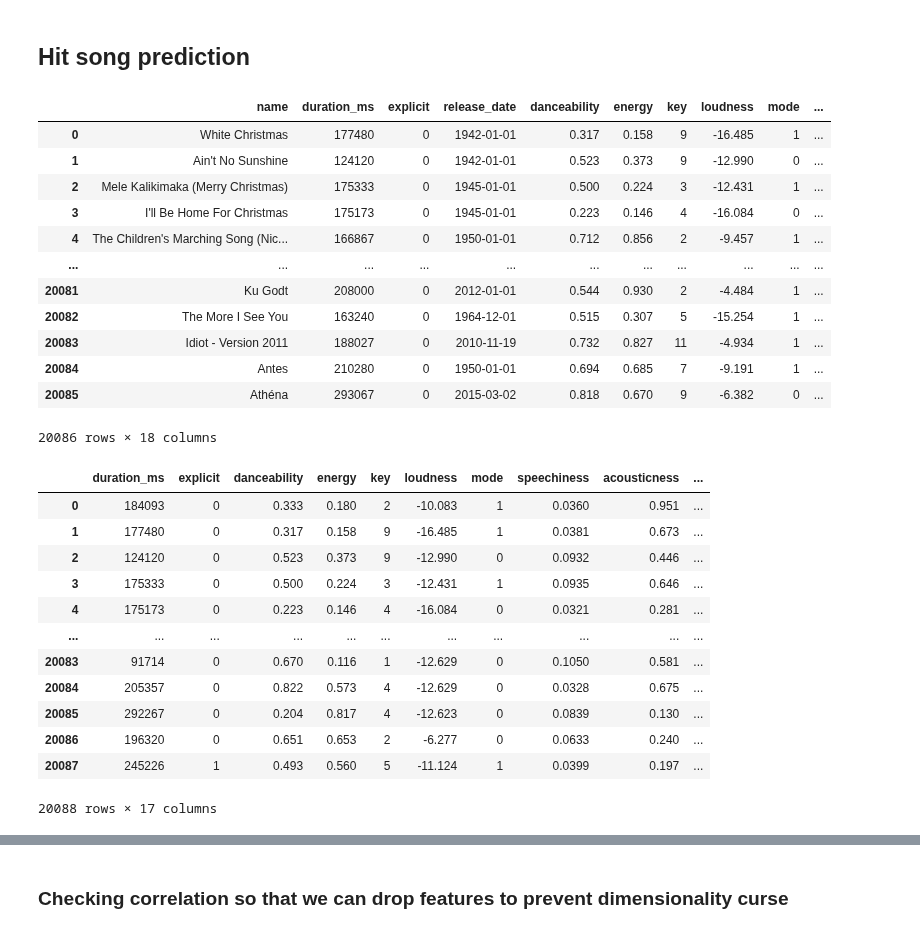
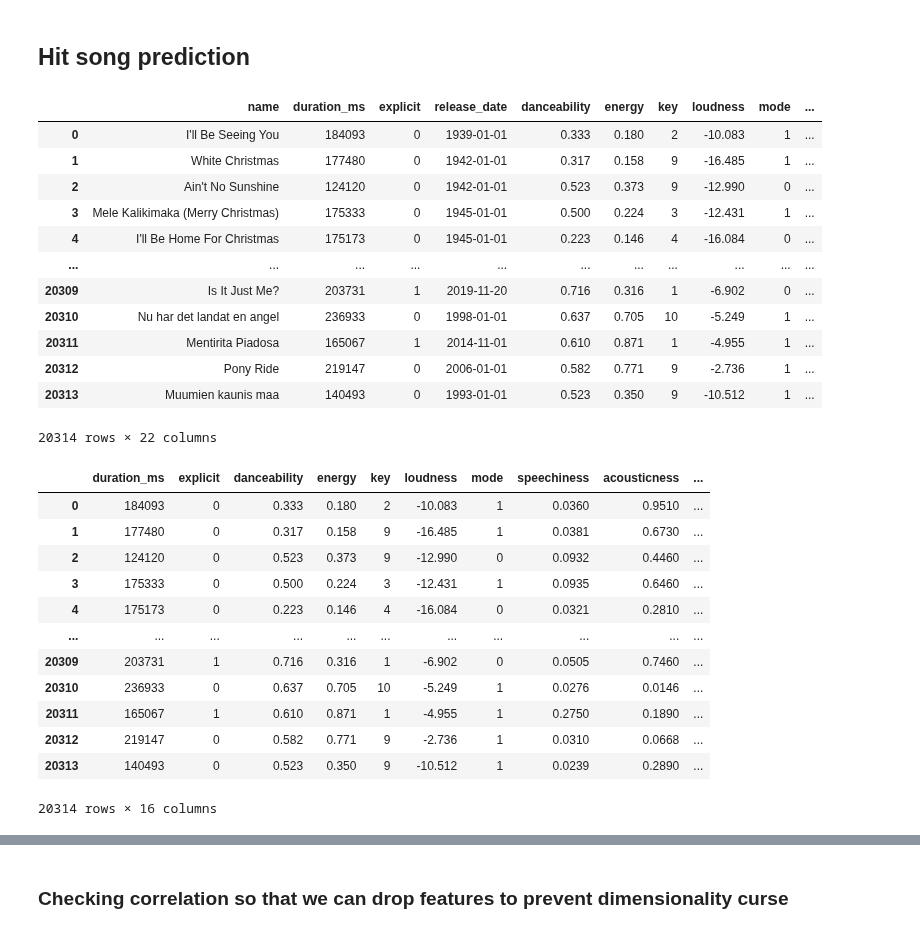
Before and after one commit to xRiku/gp-ufes, a Jupyter notebook: billboard_x_spotify.ipynb, the cells around one changed output, grey strips where cells are left out. Cells and saved outputs as stored; diff of their text form; code cells hidden in the pictures.

```diff
--- a/billboard_x_spotify.ipynb
+++ b/billboard_x_spotify.ipynb
@@ -54,7 +54,7 @@ df['speechiness'].hist()
 # %%
 billboard = entries.sort_values('date', ascending=False)
 billboard['cumulative_artist_appearances'] = billboard.groupby('artist').cumcount(ascending=False)
-billboard = billboard.sort_values(by=['date'], ascending=False).drop_duplicates(['name', 'artist'], keep='first')
+billboard = billboard.sort_values(by=['date'], ascending=False).drop_duplicates(['name', 'artist'], keep='last')
 billboard.loc[billboard['artist'] == 'Big Time Rush']
 # %% [output]
 |  | name | artist | rank | weeks | date | cumulative_artist_appearances |
@@ -237,5 +222,5 @@ unsuccessful_df
 # %%
-samples_df = unsuccessful_df.sample(n=total_in_billboard, random_state=2023)
+samples_df = unsuccessful_df.sample(n=total_in_billboard, random_state=2023).reset_index(drop=True)
 samples_df
 # %% [output]
 |  | name | duration_ms | explicit | release_date | danceability | energy | key | loudness | mode | ... |
@@ -254,7 +239,8 @@ samples_df
 # %%
+### Se aparece mais de uma vez na billboard, então é um hit
+billboard_entries_df['hit'] = pd.Series(len(billboard_entries_df) * [1])
+samples_df['hit'] = pd.Series(len(samples_df) * [0])
 concatenated_df = pd.concat([billboard_entries_df, samples_df]).reset_index(drop=True)
-# concatenated_df.columns
-# concatenated_df['weeks'].fillna(0, inplace=True)
 concatenated_df
 # %% [output]
 |  | name | duration_ms | explicit | release_date | danceability | energy | key | loudness | mode | ... |
@@ -295,15 +281,15 @@ Name: artist, Length: 2920, dtype: int64
 concatenated_df
 # %% [output]
 |  | name | duration_ms | explicit | release_date | danceability | energy | key | loudness | mode | ... |
-| 0 | White Christmas | 177480 | 0 | 1942-01-01 | 0.317 | 0.158 | 9 | -16.485 | 1 | ... |
-| 1 | Ain't No Sunshine | 124120 | 0 | 1942-01-01 | 0.523 | 0.373 | 9 | -12.990 | 0 | ... |
-| 2 | Mele Kalikimaka (Merry Christmas) | 175333 | 0 | 1945-01-01 | 0.500 | 0.224 | 3 | -12.431 | 1 | ... |
-| 3 | I'll Be Home For Christmas | 175173 | 0 | 1945-01-01 | 0.223 | 0.146 | 4 | -16.084 | 0 | ... |
-| 4 | The Children's Marching Song (Nic... | 166867 | 0 | 1950-01-01 | 0.712 | 0.856 | 2 | -9.457 | 1 | ... |
+| 0 | I'll Be Seeing You | 184093 | 0 | 1939-01-01 | 0.333 | 0.180 | 2 | -10.083 | 1 | ... |
+| 1 | White Christmas | 177480 | 0 | 1942-01-01 | 0.317 | 0.158 | 9 | -16.485 | 1 | ... |
+| 2 | Ain't No Sunshine | 124120 | 0 | 1942-01-01 | 0.523 | 0.373 | 9 | -12.990 | 0 | ... |
+| 3 | Mele Kalikimaka (Merry Christmas) | 175333 | 0 | 1945-01-01 | 0.500 | 0.224 | 3 | -12.431 | 1 | ... |
+| 4 | I'll Be Home For Christmas | 175173 | 0 | 1945-01-01 | 0.223 | 0.146 | 4 | -16.084 | 0 | ... |
 | ... | ... | ... | ... | ... | ... | ... | ... | ... | ... | ... |
-| 20081 | Ku Godt | 208000 | 0 | 2012-01-01 | 0.544 | 0.930 | 2 | -4.484 | 1 | ... |
-| 20082 | The More I See You | 163240 | 0 | 1964-12-01 | 0.515 | 0.307 | 5 | -15.254 | 1 | ... |
-| 20083 | Idiot - Version 2011 | 188027 | 0 | 2010-11-19 | 0.732 | 0.827 | 11 | -4.934 | 1 | ... |
-| 20084 | Antes | 210280 | 0 | 1950-01-01 | 0.694 | 0.685 | 7 | -9.191 | 1 | ... |
-| 20085 | Athéna | 293067 | 0 | 2015-03-02 | 0.818 | 0.670 | 9 | -6.382 | 0 | ... |
+| 20309 | Is It Just Me? | 203731 | 1 | 2019-11-20 | 0.716 | 0.316 | 1 | -6.902 | 0 | ... |
+| 20310 | Nu har det landat en angel | 236933 | 0 | 1998-01-01 | 0.637 | 0.705 | 10 | -5.249 | 1 | ... |
+| 20311 | Mentirita Piadosa | 165067 | 1 | 2014-11-01 | 0.610 | 0.871 | 1 | -4.955 | 1 | ... |
+| 20312 | Pony Ride | 219147 | 0 | 2006-01-01 | 0.582 | 0.771 | 9 | -2.736 | 1 | ... |
+| 20313 | Muumien kaunis maa | 140493 | 0 | 1993-01-01 | 0.523 | 0.350 | 9 | -10.512 | 1 | ... |
-20086 rows × 18 columns
+20314 rows × 22 columns
@@ -312,42 +296,23 @@ hit_song_df = concatenated_df.copy()
 # %%
 hit_song_df = concatenated_df.copy()
-### if it appears once in billboard hot 100 then it's a hit
-hit_song_df['hit'] = hit_song_df['weeks'].apply(lambda x: 1 if x else 0)
 
-# hit_song_df['artist'] = hit_song_df['weeks'].apply(get_category)
-
-# Function to get the category of the artist
-# def get_artist_category(row, song_count=song_count):
-#     if row['artist'] not in song_count.index:
-#         return 'Unknown'
-#     else:
-#         return get_category(song_count[row['artist']])
-
-# hit_song_df['artist_category'] = hit_song_df.apply(lambda x: get_artist_category(x), axis=1)
-
-# dummiees for most successful artists
-# artist_dummies = pd.get_dummies(hit_song_df['artist_category'])
-# hit_song_df = hit_song_df.drop(columns=['weeks', "name", "artist", "artist_category"])
-# current_year = 2023
-# hit_song_df['years_since_release'] = current_year - hit_song_df['release_year']
 hit_song_df['famous_before_release'] = hit_song_df["famous_before_release"].fillna(0)
 hit_song_df = hit_song_df.drop(columns=['weeks', "name", "artist", "release_date", "date", "cumulative_artist_appearances", "rank"])
-# hit_song_df['artist_category'].value_counts()
 hit_song_df
 # %% [output]
 |  | duration_ms | explicit | danceability | energy | key | loudness | mode | speechiness | acousticness | ... |
-| 0 | 184093 | 0 | 0.333 | 0.180 | 2 | -10.083 | 1 | 0.0360 | 0.951 | ... |
-| 1 | 177480 | 0 | 0.317 | 0.158 | 9 | -16.485 | 1 | 0.0381 | 0.673 | ... |
-| 2 | 124120 | 0 | 0.523 | 0.373 | 9 | -12.990 | 0 | 0.0932 | 0.446 | ... |
-| 3 | 175333 | 0 | 0.500 | 0.224 | 3 | -12.431 | 1 | 0.0935 | 0.646 | ... |
-| 4 | 175173 | 0 | 0.223 | 0.146 | 4 | -16.084 | 0 | 0.0321 | 0.281 | ... |
+| 0 | 184093 | 0 | 0.333 | 0.180 | 2 | -10.083 | 1 | 0.0360 | 0.9510 | ... |
+| 1 | 177480 | 0 | 0.317 | 0.158 | 9 | -16.485 | 1 | 0.0381 | 0.6730 | ... |
+| 2 | 124120 | 0 | 0.523 | 0.373 | 9 | -12.990 | 0 | 0.0932 | 0.4460 | ... |
+| 3 | 175333 | 0 | 0.500 | 0.224 | 3 | -12.431 | 1 | 0.0935 | 0.6460 | ... |
+| 4 | 175173 | 0 | 0.223 | 0.146 | 4 | -16.084 | 0 | 0.0321 | 0.2810 | ... |
 | ... | ... | ... | ... | ... | ... | ... | ... | ... | ... | ... |
-| 20083 | 91714 | 0 | 0.670 | 0.116 | 1 | -12.629 | 0 | 0.1050 | 0.581 | ... |
-| 20084 | 205357 | 0 | 0.822 | 0.573 | 4 | -12.629 | 0 | 0.0328 | 0.675 | ... |
-| 20085 | 292267 | 0 | 0.204 | 0.817 | 4 | -12.623 | 0 | 0.0839 | 0.130 | ... |
-| 20086 | 196320 | 0 | 0.651 | 0.653 | 2 | -6.277 | 0 | 0.0633 | 0.240 | ... |
-| 20087 | 245226 | 1 | 0.493 | 0.560 | 5 | -11.124 | 1 | 0.0399 | 0.197 | ... |
+| 20309 | 203731 | 1 | 0.716 | 0.316 | 1 | -6.902 | 0 | 0.0505 | 0.7460 | ... |
+| 20310 | 236933 | 0 | 0.637 | 0.705 | 10 | -5.249 | 1 | 0.0276 | 0.0146 | ... |
+| 20311 | 165067 | 1 | 0.610 | 0.871 | 1 | -4.955 | 1 | 0.2750 | 0.1890 | ... |
+| 20312 | 219147 | 0 | 0.582 | 0.771 | 9 | -2.736 | 1 | 0.0310 | 0.0668 | ... |
+| 20313 | 140493 | 0 | 0.523 | 0.350 | 9 | -10.512 | 1 | 0.0239 | 0.2890 | ... |
-20088 rows × 17 columns
+20314 rows × 16 columns
 # %%
 hit_song_df.describe()
 # %% [output]
```
Also changed, not shown: parts of 42 cells of this notebook.
